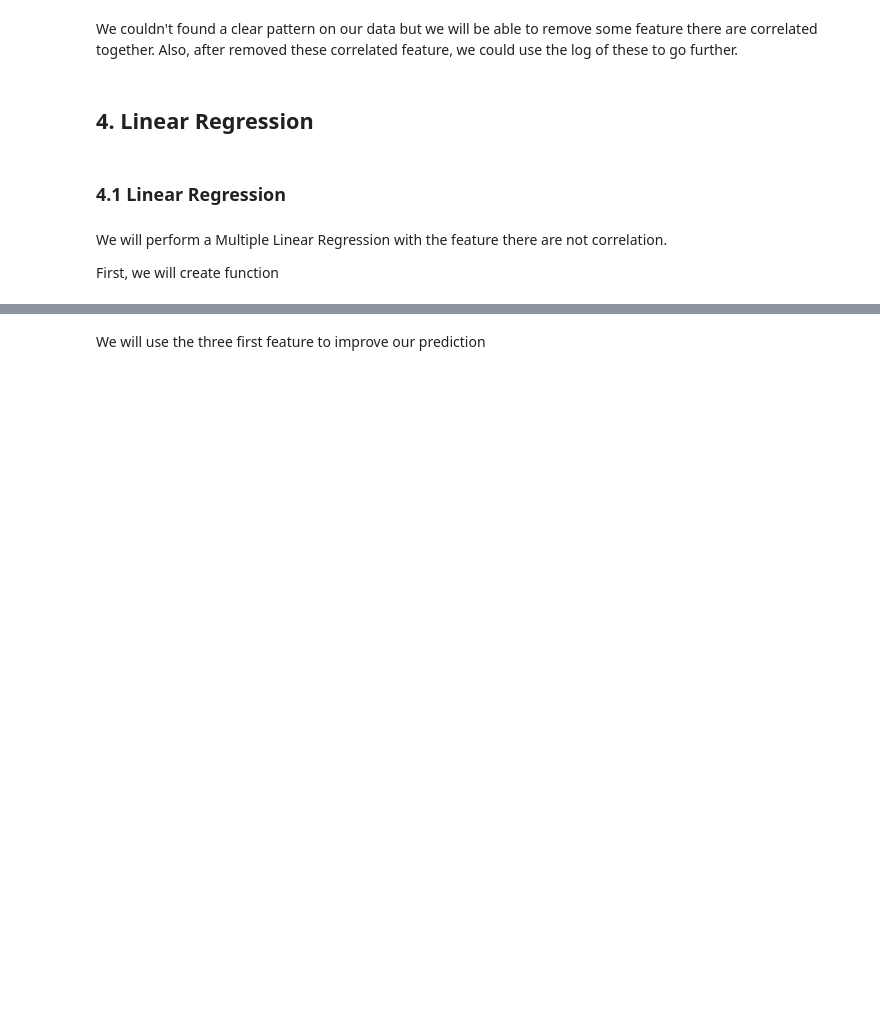
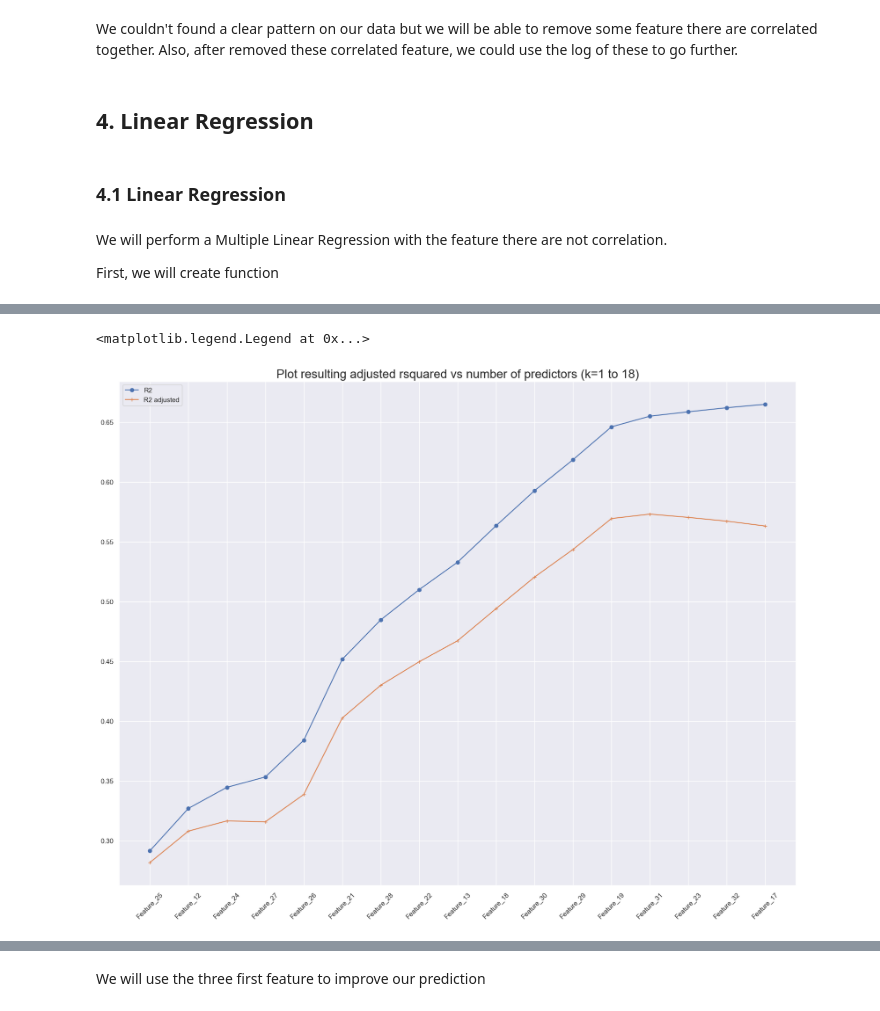
Before and after one commit to FranckMSDS/ML, a Jupyter notebook: Classification Event.ipynb, the cells around one changed output, grey strips where cells are left out. Cells and saved outputs as stored; diff of their text form; code cells hidden in the pictures; blank space fills up the shorter version.

```diff
--- a/Classification Event.ipynb
+++ b/Classification Event.ipynb
@@ -579,0 +568,18 @@ The 3 first features imporved our model, bu after that, adding new feature start
+# %%
+best_liste = [best_liste[0][i][0] for i in range(len(best_liste[0]))]
+zip_iterator = zip(best_liste, best_mean)
+best_feature_dictionary = dict(zip_iterator)
+best_feature_sorted = sorted(best_feature_dictionary,
+                             key=best_feature_dictionary.get, reverse=True)
+# %%
+feature_number = len(df_dropped.select_dtypes(include=np.number).columns.tolist())
+predictor = best_feature_sorted
+fig,ax = plt.subplots(figsize=(20,15))
+plt.plot(predictor, r2_mean, marker="o", label="R2")
+plt.plot(predictor, adjr2_mean, marker="+", label="R2 adjusted")
+plt.title('Plot resulting adjusted rsquared vs number of predictors (k=1 to ' + str(feature_number) +')', fontsize = 20)
+plt.xticks(rotation=45)
+plt.legend()
+# %% [output]
+<matplotlib.legend.Legend at 0x...>
+[figure, added]
```
Also changed, not shown: parts of 101 cells of this notebook.
